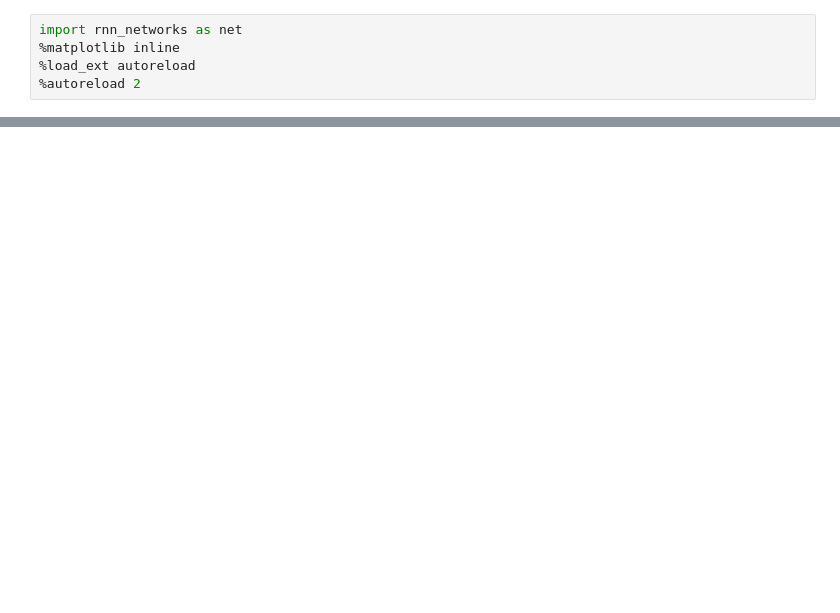
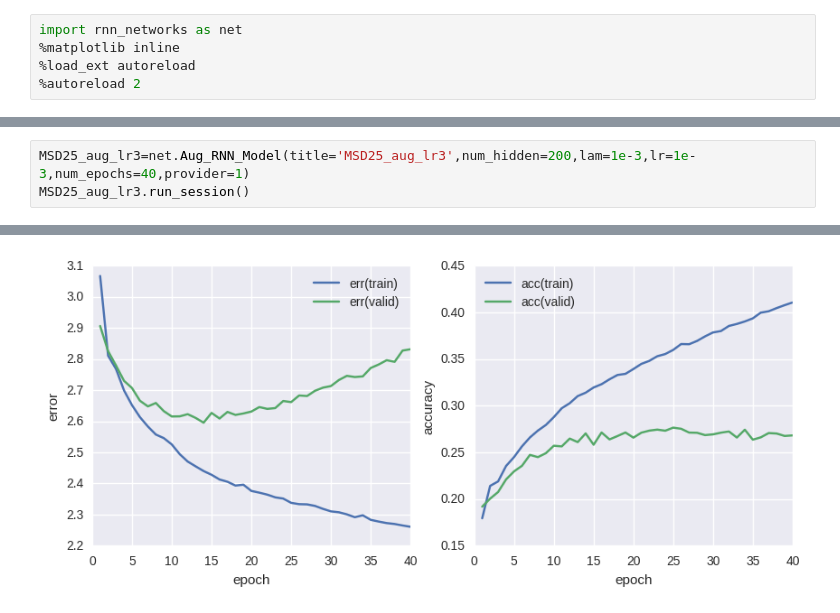
Before and after one commit to jameswilsenach/RNNModelsForMSD, a Jupyter notebook: 4/more_tests.ipynb, the cells around one changed output, grey strips where cells are left out. Cells and saved outputs as stored; diff of their text form; blank space fills up the shorter version.

```diff
--- a/4/more_tests.ipynb
+++ b/4/more_tests.ipynb
@@ -21,0 +141,4 @@ MSD25_basic.save_data('MSD25_basic')
+# %%
+MSD25_aug_lr3=net.Aug_RNN_Model(title='MSD25_aug_lr3',num_hidden=200,lam=1e-3,lr=1e-3,num_epochs=40,provider=1)
+MSD25_aug_lr3.run_session()
+# %% [output]
@@ -21,0 +162 @@ MSD25_basic.save_data('MSD25_basic')
+[figure, added]
```
Also changed, not shown: parts of 53 cells of this notebook, 5 other files.
